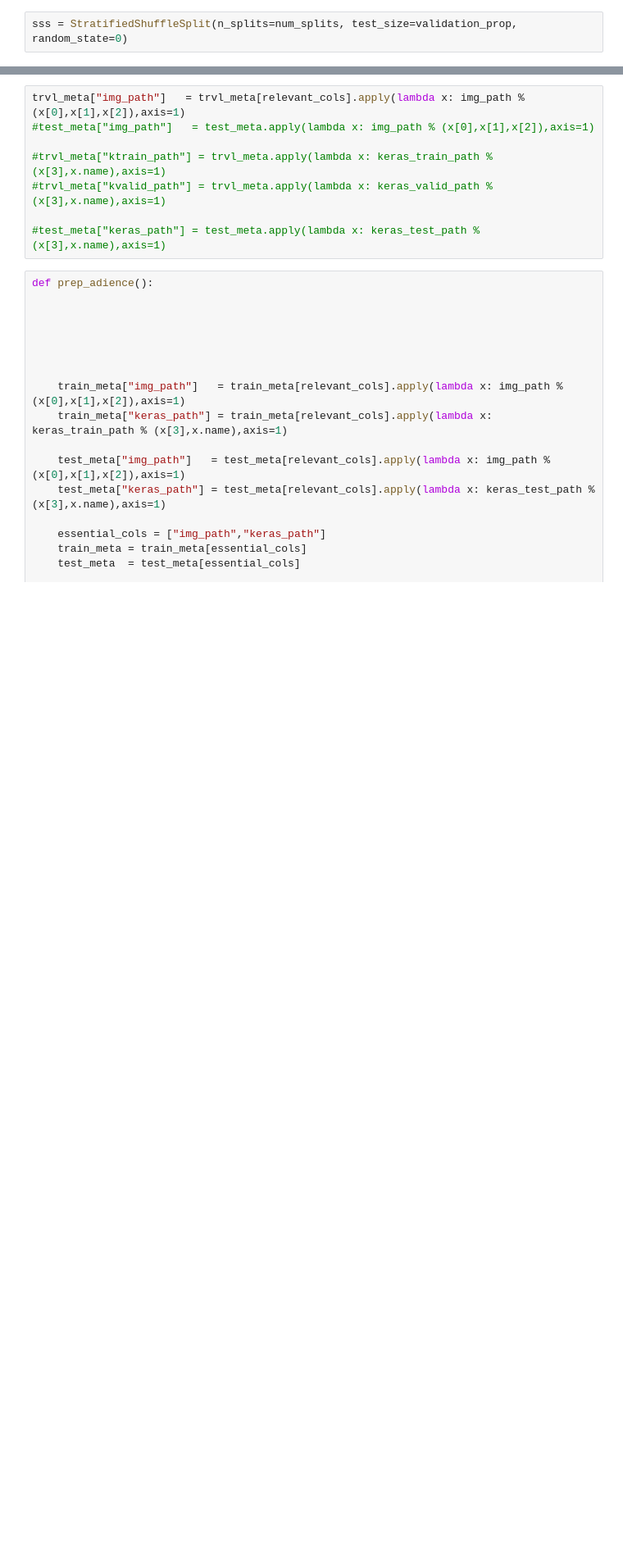
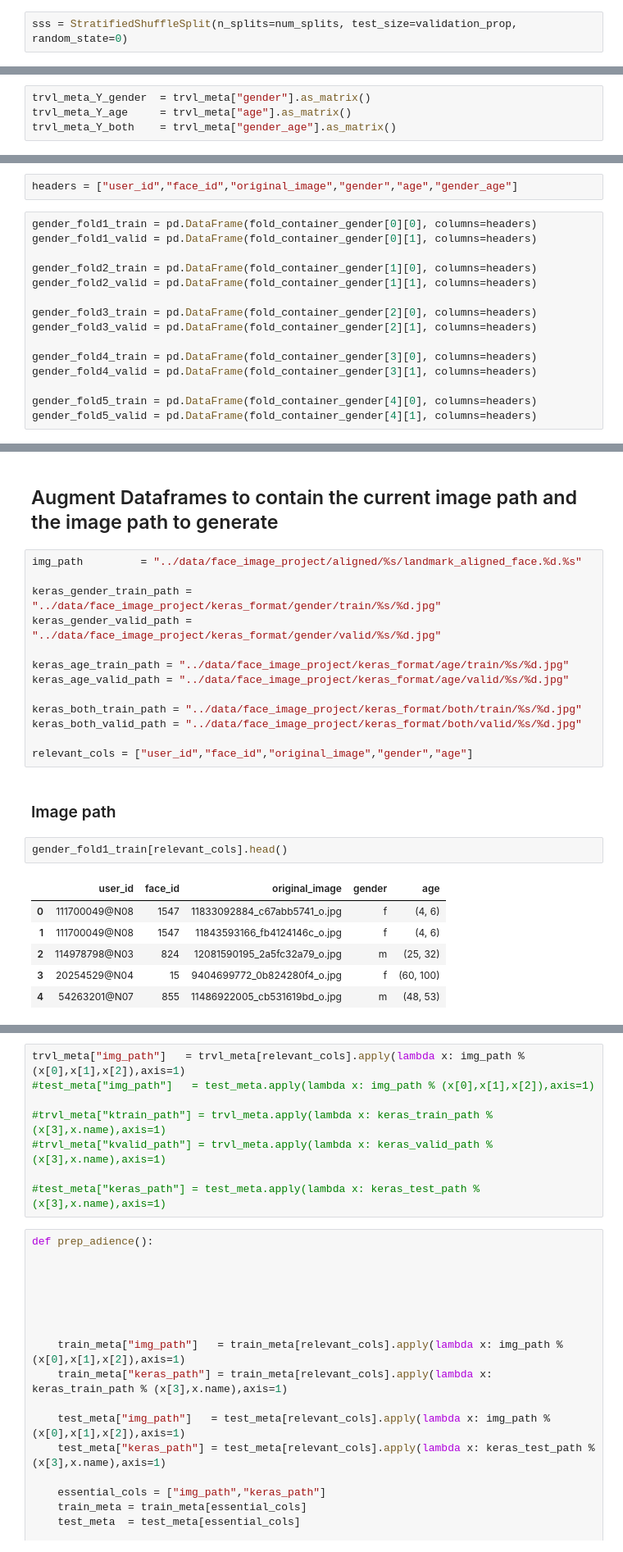
Before and after one commit to davidmrdavid/demographics_net, a Jupyter notebook: src/notebooks/Splitting the Data.ipynb, the cells around one changed output, grey strips where cells are left out. Shown at 82% size. Saved outputs shown, nothing was run; the diff lists cells and outputs as text; blank space fills up the shorter version.

```diff
--- a/src/notebooks/Splitting the Data.ipynb
+++ b/src/notebooks/Splitting the Data.ipynb
@@ -422,0 +461,4 @@ trvl_meta["gender"]
+# %%
+trvl_meta_Y_gender  = trvl_meta["gender"].as_matrix()
+trvl_meta_Y_age     = trvl_meta["age"].as_matrix()
+trvl_meta_Y_both    = trvl_meta["gender_age"].as_matrix()
@@ -439,0 +587,17 @@ for x,y in splits_iterator:
+# %%
+headers = ["user_id","face_id","original_image","gender","age","gender_age"]
+# %%
+gender_fold1_train = pd.DataFrame(fold_container_gender[0][0], columns=headers)
+gender_fold1_valid = pd.DataFrame(fold_container_gender[0][1], columns=headers)
+
+gender_fold2_train = pd.DataFrame(fold_container_gender[1][0], columns=headers)
+gender_fold2_valid = pd.DataFrame(fold_container_gender[1][1], columns=headers)
+
+gender_fold3_train = pd.DataFrame(fold_container_gender[2][0], columns=headers)
+gender_fold3_valid = pd.DataFrame(fold_container_gender[2][1], columns=headers)
+
+gender_fold4_train = pd.DataFrame(fold_container_gender[3][0], columns=headers)
+gender_fold4_valid = pd.DataFrame(fold_container_gender[3][1], columns=headers)
+
+gender_fold5_train = pd.DataFrame(fold_container_gender[4][0], columns=headers)
+gender_fold5_valid = pd.DataFrame(fold_container_gender[4][1], columns=headers)
@@ -439,0 +634,26 @@ for x,y in splits_iterator:
+# %% [markdown]
+## Augment Dataframes to contain the current image path and the image path to generate
+# %%
+img_path         = "../data/face_image_project/aligned/%s/landmark_aligned_face.%d.%s"
+
+keras_gender_train_path = "../data/face_image_project/keras_format/gender/train/%s/%d.jpg"
+keras_gender_valid_path = "../data/face_image_project/keras_format/gender/valid/%s/%d.jpg"
+
+keras_age_train_path = "../data/face_image_project/keras_format/age/train/%s/%d.jpg"
+keras_age_valid_path = "../data/face_image_project/keras_format/age/valid/%s/%d.jpg"
+
+keras_both_train_path = "../data/face_image_project/keras_format/both/train/%s/%d.jpg"
+keras_both_valid_path = "../data/face_image_project/keras_format/both/valid/%s/%d.jpg"
+
+relevant_cols = ["user_id","face_id","original_image","gender","age"]
+# %% [markdown]
+### Image path
+# %%
+gender_fold1_train[relevant_cols].head()
+# %% [output]
+|  | user_id | face_id | original_image | gender | age |
+| 0 | 111700049@N08 | 1547 | 11833092884_c67abb5741_o.jpg | f | (4, 6) |
+| 1 | 111700049@N08 | 1547 | 11843593166_fb4124146c_o.jpg | f | (4, 6) |
+| 2 | 114978798@N03 | 824 | 12081590195_2a5fc32a79_o.jpg | m | (25, 32) |
+| 3 | 20254529@N04 | 15 | 9404699772_0b824280f4_o.jpg | f | (60, 100) |
+| 4 | 54263201@N07 | 855 | 11486922005_cb531619bd_o.jpg | m | (48, 53) |
```
Also changed, not shown: parts of 32 cells of this notebook.
